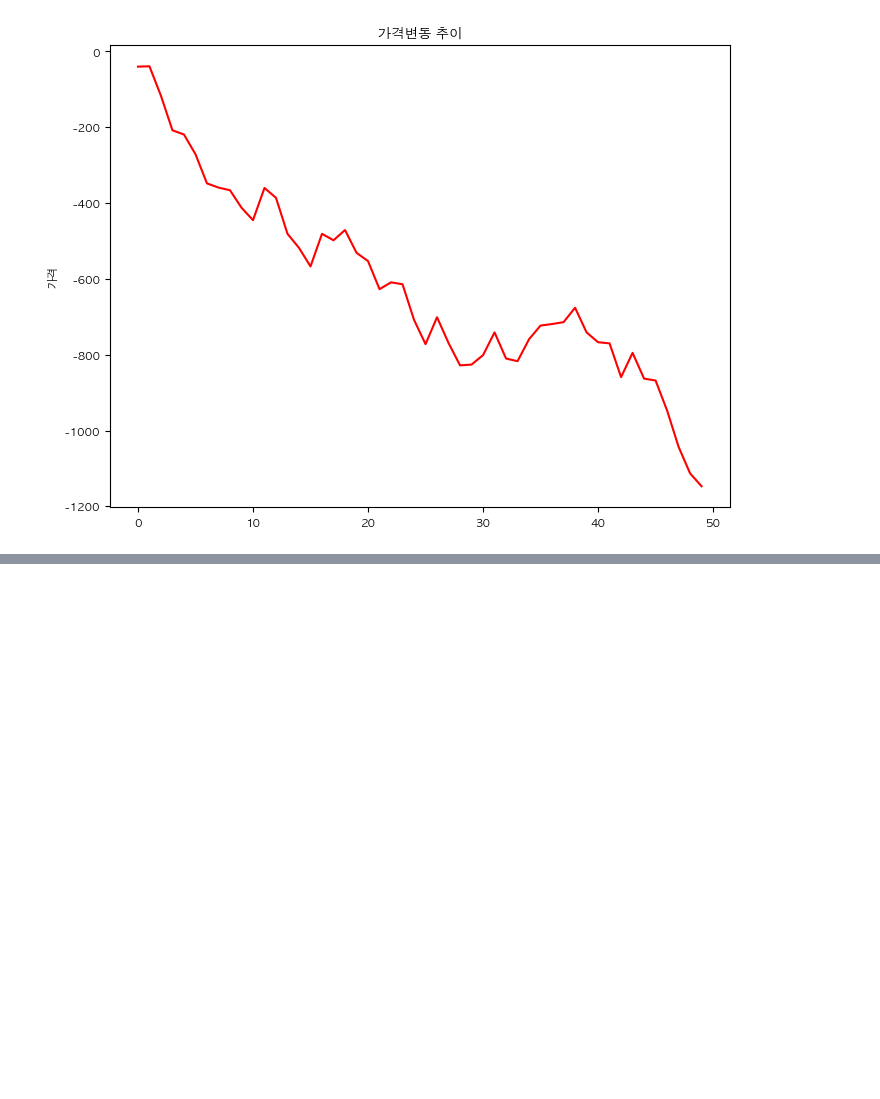
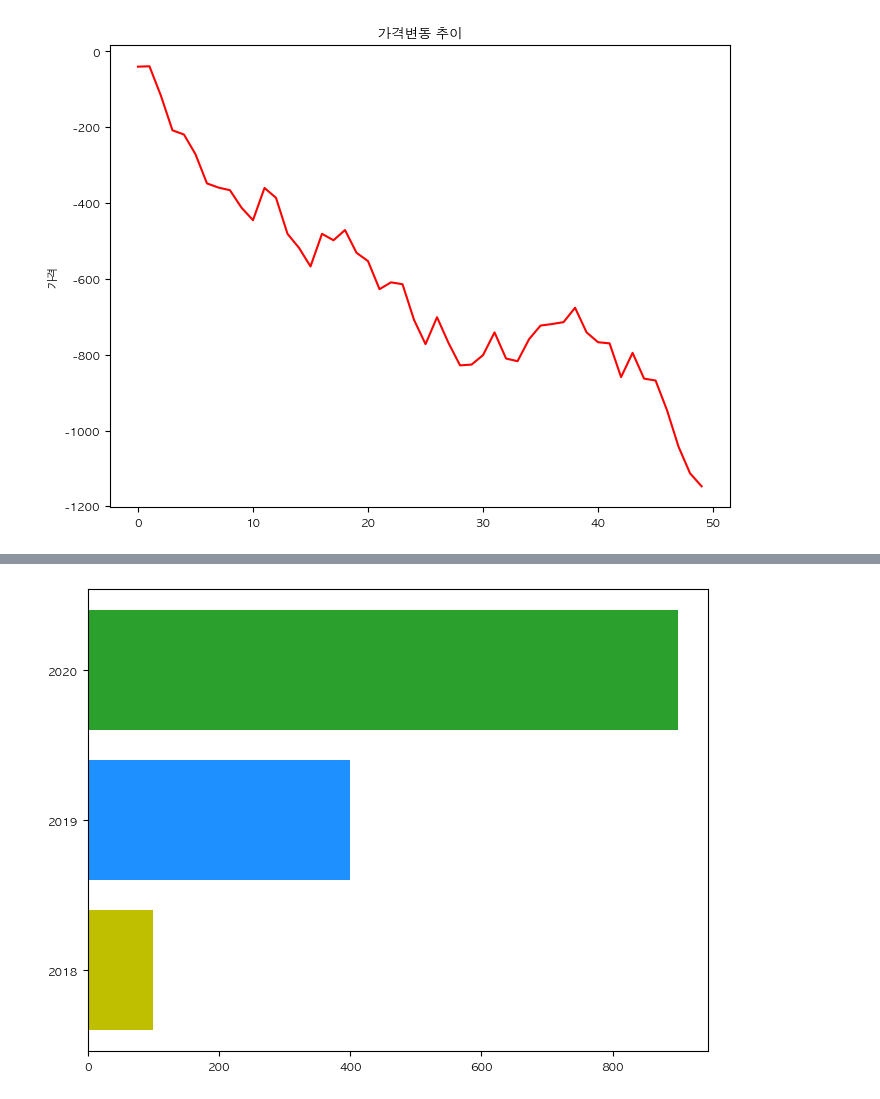
Before and after one commit to JngHoon2/Academy_Python_output, a Jupyter notebook: jupyterNotebook/02_데이터분석_기본/01_데이터시각화_기본.ipynb, the cells around one changed output, grey strips where cells are left out. Drawn from its saved outputs; the diff is of its cells as text; code cells hidden in the pictures; blank space fills up the shorter version.

```diff
--- a/jupyterNotebook/02_데이터분석_기본/01_데이터시각화_기본.ipynb
+++ b/jupyterNotebook/02_데이터분석_기본/01_데이터시각화_기본.ipynb
@@ -169,0 +210,11 @@ plt.show()
+# %%
+x = np.arange(3)
+years = ['2018', '2019', '2020']
+values = [100, 400, 900]
+colors = ['y', 'dodgerblue', 'C2']
+
+plt.barh(x, values, color = colors)
+plt.yticks(x, years)
+plt.show()
+# %% [output]
+[figure, added]
```
Also changed, not shown: parts of 10 cells of this notebook, 6 other files.
